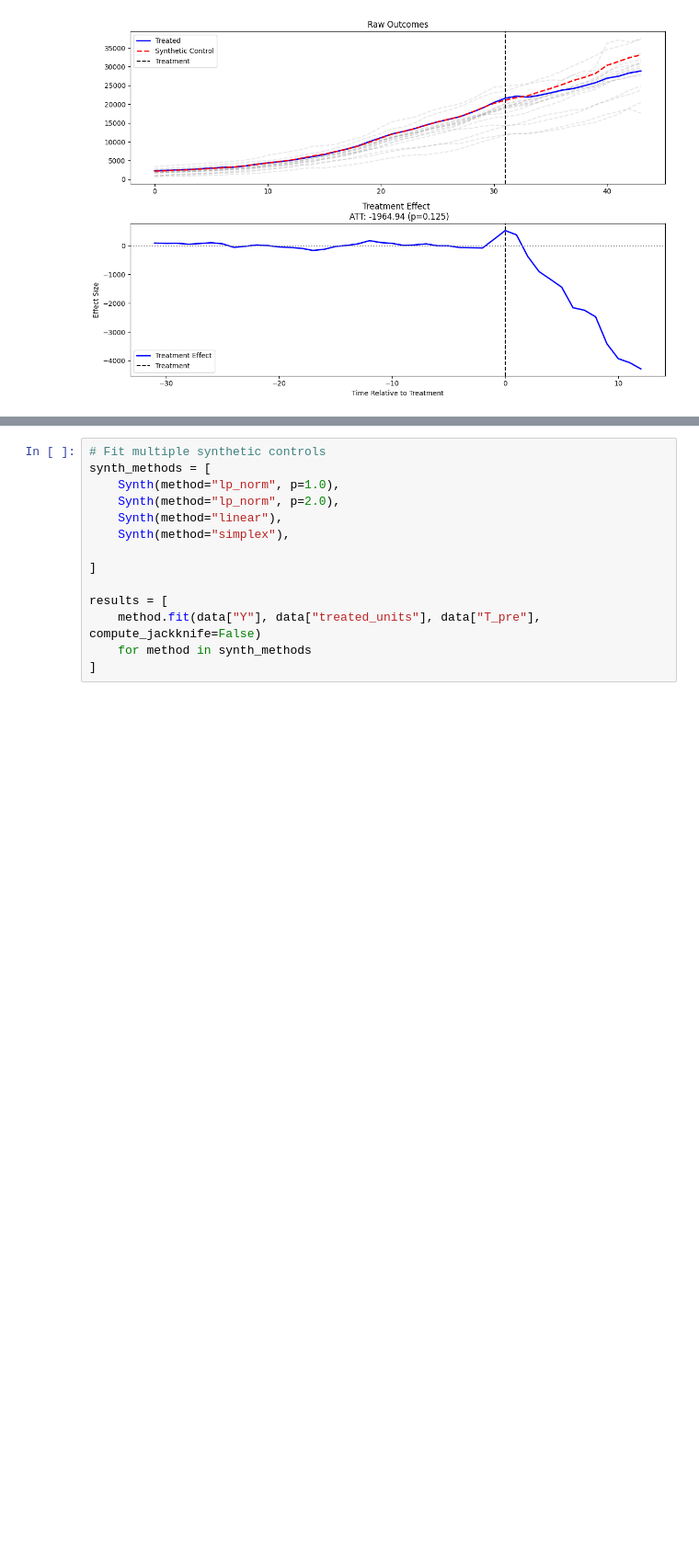
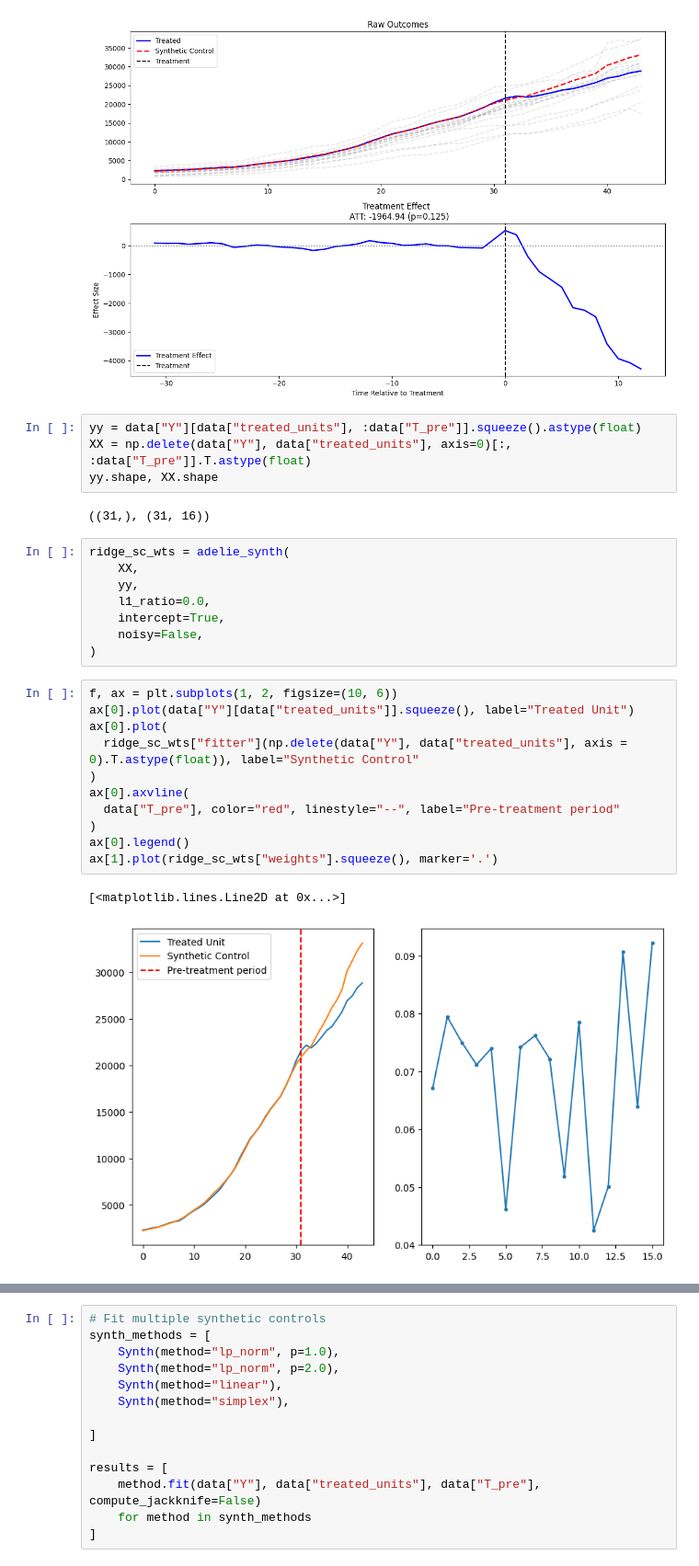
Before and after one commit to apoorvalal/synthlearners, a Jupyter notebook: notebooks/AbadieDiamondHainmueller2015.ipynb, the cells around one changed output, grey strips where cells are left out. Shown: that part at 92% size. Drawn from its saved outputs; the diff is of its cells as text; blank space fills up the shorter version.

Commit message:
add adelie regression-based synth and sdid solvers

```diff
--- a/notebooks/AbadieDiamondHainmueller2015.ipynb
+++ b/notebooks/AbadieDiamondHainmueller2015.ipynb
@@ -114,3 +119,31 @@ Choosing regularization parameter using sequential cross-validation
 You have 17 units, so the lowest possible p-value is 0.0625, which is smaller than traditional α of 0.05
 Permutation test may be unreliable
 [figure]
+# %%
+yy = data["Y"][data["treated_units"], :data["T_pre"]].squeeze().astype(float)
+XX = np.delete(data["Y"], data["treated_units"], axis=0)[:, :data["T_pre"]].T.astype(float)
+yy.shape, XX.shape
+# %% [output]
+((31,), (31, 16))
+# %%
+ridge_sc_wts = adelie_synth(
+    XX,
+    yy,
+    l1_ratio=0.0,
+    intercept=True,
+    noisy=False,
+)
+# %%
+f, ax = plt.subplots(1, 2, figsize=(10, 6))
+ax[0].plot(data["Y"][data["treated_units"]].squeeze(), label="Treated Unit")
+ax[0].plot(
+  ridge_sc_wts["fitter"](np.delete(data["Y"], data["treated_units"], axis = 0).T.astype(float)), label="Synthetic Control"
+)
+ax[0].axvline(
+  data["T_pre"], color="red", linestyle="--", label="Pre-treatment period"
+)
+ax[0].legend()
+ax[1].plot(ridge_sc_wts["weights"].squeeze(), marker='.')
+# %% [output]
+[<matplotlib.lines.Line2D at 0x...>]
+[figure, added]
```
Also changed, not shown: parts of 3 cells of this notebook, 4 other files.
